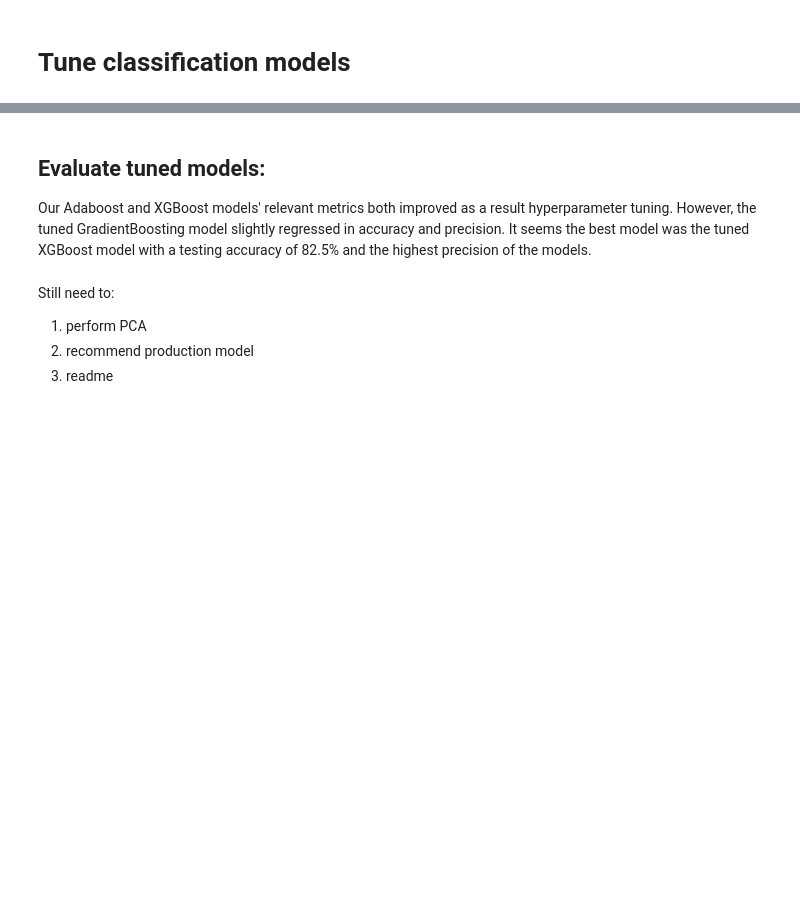
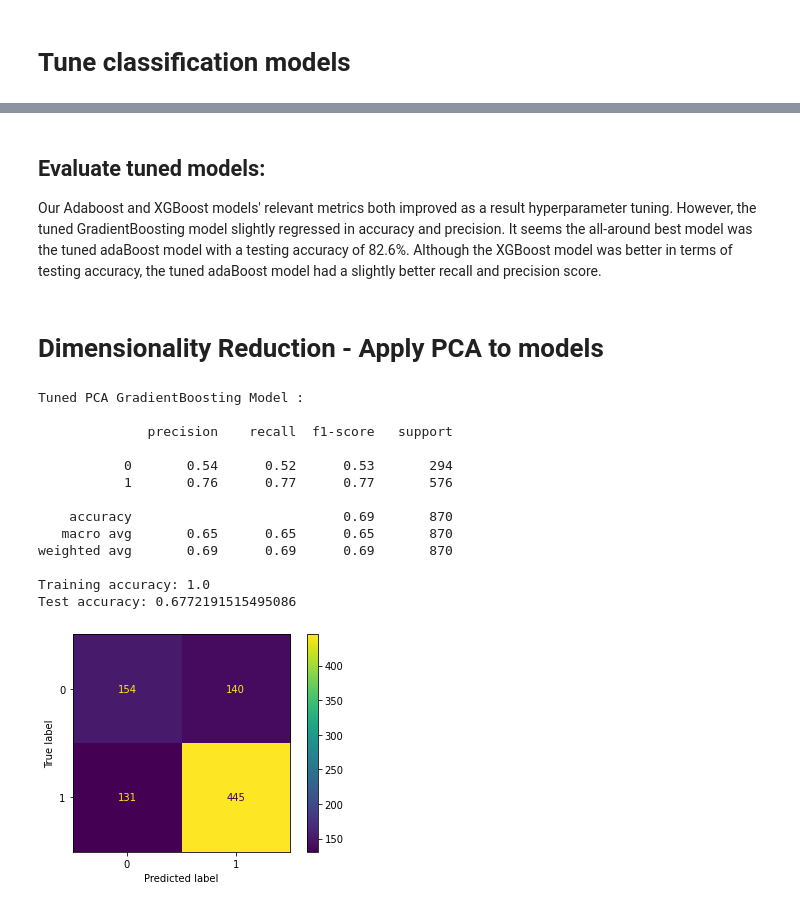
Before and after one commit to jakew4/NFL-Draft-Prediction-Project, a Jupyter notebook: nflDraft_prediction_project.ipynb, the cells around one changed output, grey strips where cells are left out. Drawn from its saved outputs; the diff is of its cells as text; code cells hidden in the pictures; blank space fills up the shorter version.

```diff
--- a/nflDraft_prediction_project.ipynb
+++ b/nflDraft_prediction_project.ipynb
@@ -648,8 +626,50 @@ Wall time: 31.3 s
 # %% [markdown]
 ## Evaluate tuned models:
-Our Adaboost and XGBoost models' relevant metrics both improved as a result hyperparameter tuning. However, the tuned GradientBoosting model slightly regressed in accuracy and precision. It seems the best model was the tuned XGBoost model with a testing accuracy of 82.5% and the highest precision of the models.
+
+Our Adaboost and XGBoost models' relevant metrics both improved as a result hyperparameter tuning. However, the tuned GradientBoosting model slightly regressed in accuracy and precision. It seems the all-around best model was the tuned adaBoost model with a testing accuracy of 82.6%. Although the XGBoost model was better in terms of testing accuracy, the tuned adaBoost model had a slightly better recall and precision score.
-# %% [markdown]
-Still need to:
-1. perform PCA
-2. recommend production model
-3. readme
+# %% [markdown]
+# Dimensionality Reduction - Apply PCA to models
+# %%
+# initiate PCA
+pca = PCA(n_components = 0.95)
+# %%
+# Define a function to simultaneously apply/tune PCA and return classification report
+def tuned_pca(model_tuned, model_og, params):
+  tuned_model = make_pipeline(preprocessor, pca, model_og)
+  gs = GridSearchCV(tuned_model, param_grid = params, scoring = 'roc_auc', cv = 5)
+  gs.fit(X_train, y_train)
+  best_model = gs.best_estimator_
+  best_param = gs.best_params_
+  best_model.fit(X_train, y_train)
+  tuned_preds = best_model.predict(X_test)
+
+  print(model_tuned, ':\n')
+  print(classification_report(y_test, tuned_preds))
+# Accuracy:
+  print('Training accuracy:', gs.score(X_train, y_train))
+  print('Test accuracy:', gs.score(X_test, y_test))
+  confmat = ConfusionMatrixDisplay.from_predictions(y_test, tuned_preds);
+  plt.show()
+# %%
+%%time
+# Tune PCA GradientBoosting Model
+tuned_pca('Tuned PCA GradientBoosting Model', GradientBoostingClassifier(),
+           {'gradientboostingclassifier__random_state': [42],
+            'gradientboostingclassifier__n_estimators': list(range(5, 500, 50)),
+            'gradientboostingclassifier__learning_rate': [1, 2, 6, 8]
+            })
+# %% [output]
+Tuned PCA GradientBoosting Model :
+
+              precision    recall  f1-score   support
+
+           0       0.54      0.52      0.53       294
+           1       0.76      0.77      0.77       576
+
+    accuracy                           0.69       870
+   macro avg       0.65      0.65      0.65       870
+weighted avg       0.69      0.69      0.69       870
+
+Training accuracy: 1.0
+Test accuracy: 0.6772191515495086
+[figure, added]
```
Also changed, not shown: parts of 12 cells of this notebook.
